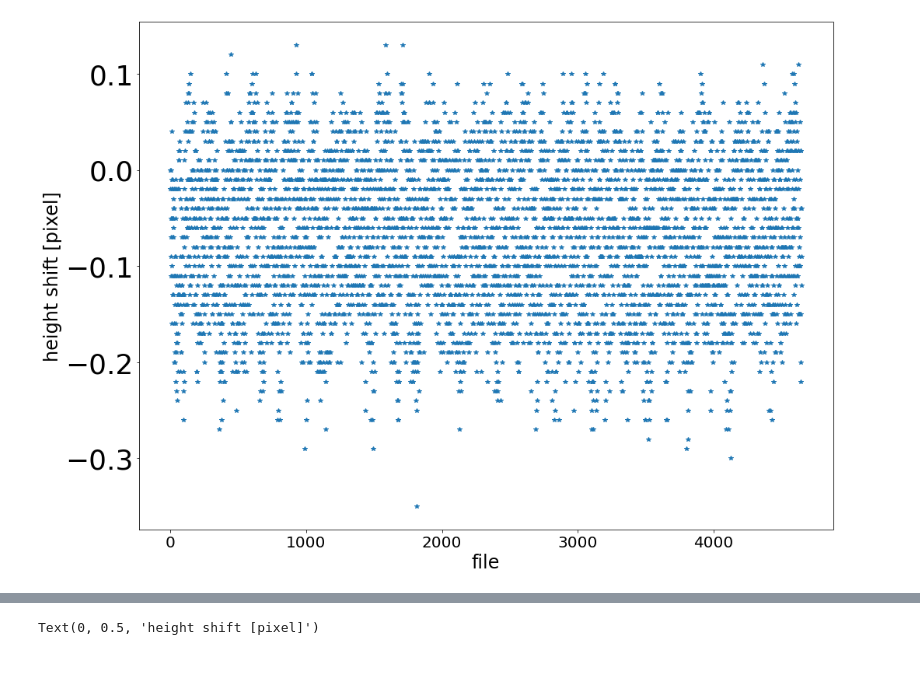
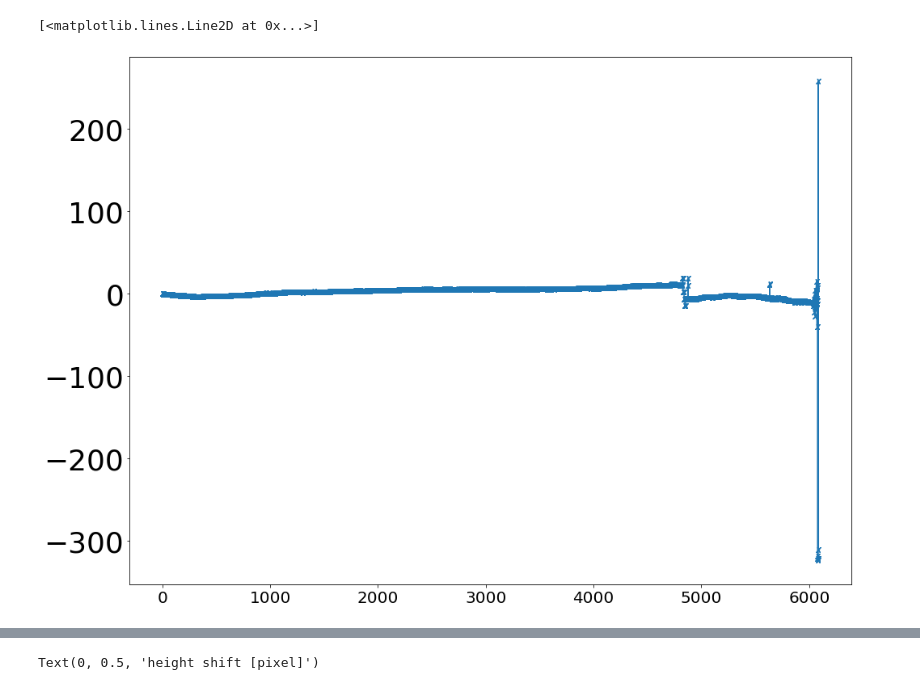
Before and after one commit to stanfordbeads/New_trap_code, a Jupyter notebook: Scripts/General_Height_Analysis_20210209.ipynb, the cells around one changed output, grey strips where cells are left out. Saved outputs shown, nothing was run; the diff lists cells and outputs as text; code cells hidden in the pictures.

```diff
--- a/Scripts/General_Height_Analysis_20210209.ipynb
+++ b/Scripts/General_Height_Analysis_20210209.ipynb
@@ -32,14 +64,26 @@ data_img = load_npy_files(dir_path+"Pictures/*.npy")
+# %%
+# either load image files or the height information from the h5 files
+dir_path = "/data/SC_data/ImageAnalysis/20210331/run/"
+data_img2 = load_npy_files(dir_path+"i*.npy",print_list=False,max_files=129005)
+time_info2=np.load(dir_path+"time_info.npy")
+#height_h5 = load_dir_reduced_to_height(dir_path,"Discharge_",max_files=150000)
+#time_h5 = load_dir_reduced_to_time(dir_path,"Discharge_",max_files=150)
 # %%
-height_PCC = []
-for img in tqdm(data_img):
-    zeroth=data_img[0]
-    height_PCC.append(position_shift_PCC(img,zeroth)[0])
+#height_PCC = []
+#for img in tqdm(data_img):
+#    zeroth=data_img[0]
+#   height_PCC.append(position_shift_PCC(img,zeroth)[0])
+
+height_PCC2 = []
+#for img in tqdm(data_img2):
+for img in tqdm(range(len(data_img2))):
+    zeroth=data_img2[0]
+    if(img>0):
+        height_PCC2.append(position_shift_PCC(data_img2[img],zeroth)[0])
-# %%
-plt.plot(height_PCC,marker="*",linestyle="")
-plt.xlabel("file")
-plt.ylabel("height shift [pixel]")
-#plt.xlim(0,120)
-#plt.axvline(23)
-plt.show()
-# %% [output]
-[figure, removed]
+# %%
+plt.plot(height_PCC2,marker="$X$")
+#plt.ylim(-5,7)
+#plt.xlim(2000,2635)
+# %% [output]
+[<matplotlib.lines.Line2D at 0x...>]
+[figure, added]
```
Also changed, not shown: parts of 15 cells of this notebook, 47 other files.
